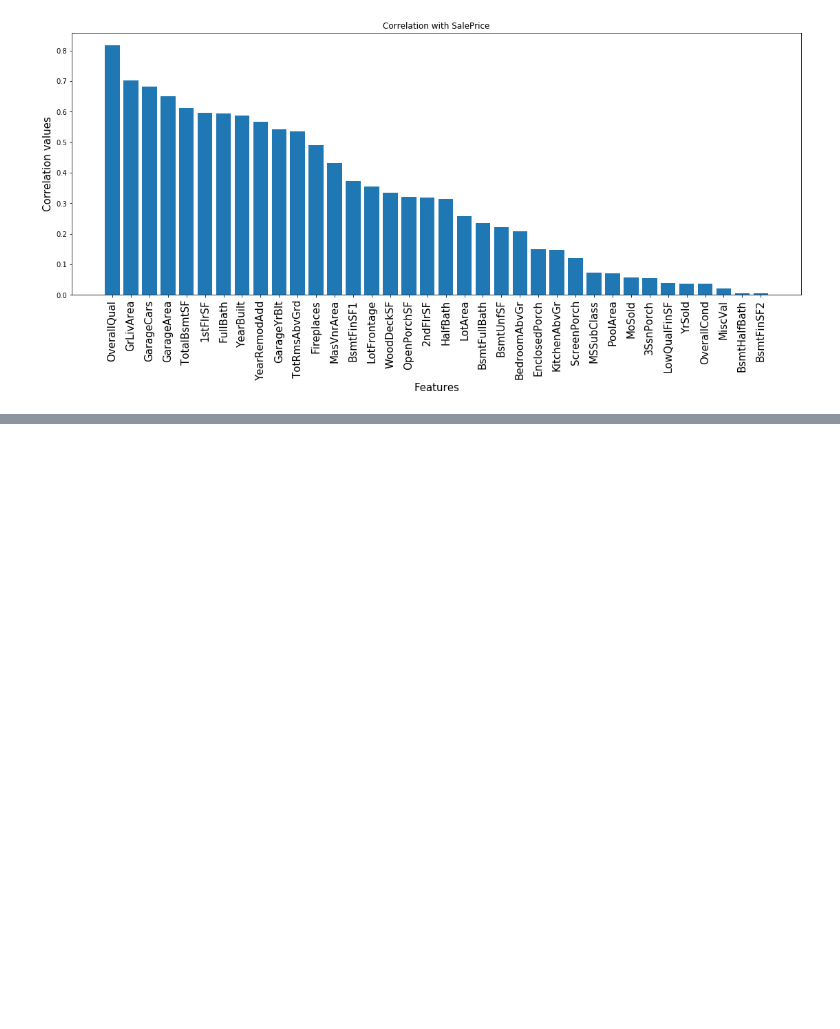
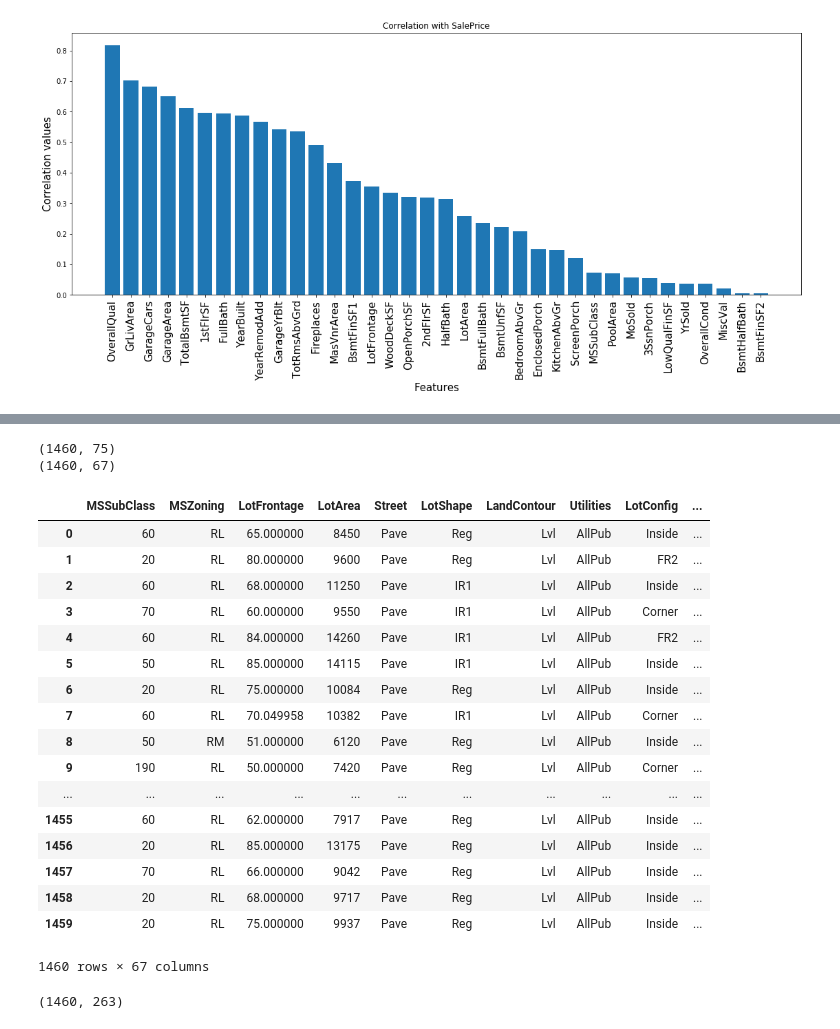
Before and after one commit to Juhi-Purswani/House_Prices-Regression_technique, a Jupyter notebook: Data_exploration.ipynb, the cells around one changed output, grey strips where cells are left out. Drawn from its saved outputs; the diff is of its cells as text; code cells hidden in the pictures; blank space fills up the shorter version.

```diff
--- a/Data_exploration.ipynb
+++ b/Data_exploration.ipynb
@@ -135,7 +113,7 @@ plot_bar_x()
 [figure]
 # %%
 print(features.shape)
-features = features.drop(['PoolQC','FireplaceQu','Alley','Fence','FireplaceQu'],axis=1)
+features = features.drop(['PoolQC','FireplaceQu','Alley','Fence','FireplaceQu','MiscFeature'],axis=1)
 print(features.shape)
 # %% [output]
 (1460, 79)
@@ -189,0 +187,3 @@ plt.show()
+# %%
+features['all_SF'] = ( features['TotalBsmtSF'] + features['1stFlrSF'] + features['2ndFlrSF'] + features['GarageArea'] + features['MasVnrArea']
+                       + features['WoodDeckSF'] + features['OpenPorchSF'] + features['ScreenPorch'] )
@@ -189,0 +211,29 @@ plt.show()
+# %%
+print(features.shape)
+features = features.drop(['TotalBsmtSF','1stFlrSF','2ndFlrSF','GarageArea','MasVnrArea','WoodDeckSF','OpenPorchSF','ScreenPorch'],axis=1)
+print(features.shape)
+# %% [output]
+(1460, 75)
+(1460, 67)
+# %%
+features.fillna(features.mean(),inplace=True)
+features
+# %% [output]
+|  | MSSubClass | MSZoning | LotFrontage | LotArea | Street | LotShape | LandContour | Utilities | LotConfig | ... |
+| 0 | 60 | RL | 65.000000 | 8450 | Pave | Reg | Lvl | AllPub | Inside | ... |
+| 1 | 20 | RL | 80.000000 | 9600 | Pave | Reg | Lvl | AllPub | FR2 | ... |
+| 2 | 60 | RL | 68.000000 | 11250 | Pave | IR1 | Lvl | AllPub | Inside | ... |
+| 3 | 70 | RL | 60.000000 | 9550 | Pave | IR1 | Lvl | AllPub | Corner | ... |
+| 4 | 60 | RL | 84.000000 | 14260 | Pave | IR1 | Lvl | AllPub | FR2 | ... |
+| 5 | 50 | RL | 85.000000 | 14115 | Pave | IR1 | Lvl | AllPub | Inside | ... |
+| 6 | 20 | RL | 75.000000 | 10084 | Pave | Reg | Lvl | AllPub | Inside | ... |
+| 7 | 60 | RL | 70.049958 | 10382 | Pave | IR1 | Lvl | AllPub | Corner | ... |
+| 8 | 50 | RM | 51.000000 | 6120 | Pave | Reg | Lvl | AllPub | Inside | ... |
+| 9 | 190 | RL | 50.000000 | 7420 | Pave | Reg | Lvl | AllPub | Corner | ... |
+| ... | ... | ... | ... | ... | ... | ... | ... | ... | ... | ... |
+| 1455 | 60 | RL | 62.000000 | 7917 | Pave | Reg | Lvl | AllPub | Inside | ... |
+| 1456 | 20 | RL | 85.000000 | 13175 | Pave | Reg | Lvl | AllPub | Inside | ... |
+| 1457 | 70 | RL | 66.000000 | 9042 | Pave | Reg | Lvl | AllPub | Inside | ... |
+| 1458 | 20 | RL | 68.000000 | 9717 | Pave | Reg | Lvl | AllPub | Inside | ... |
+| 1459 | 20 | RL | 75.000000 | 9937 | Pave | Reg | Lvl | AllPub | Inside | ... |
+1460 rows × 67 columns
@@ -189,0 +250,4 @@ plt.show()
+# %%
+features.shape
+# %% [output]
+(1460, 263)
```
Also changed, not shown: parts of 9 cells of this notebook.
